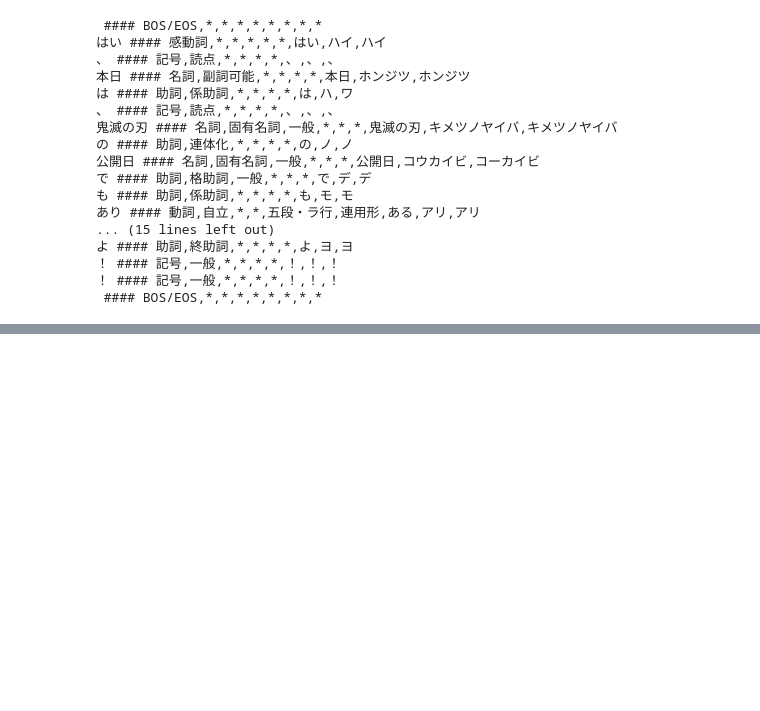
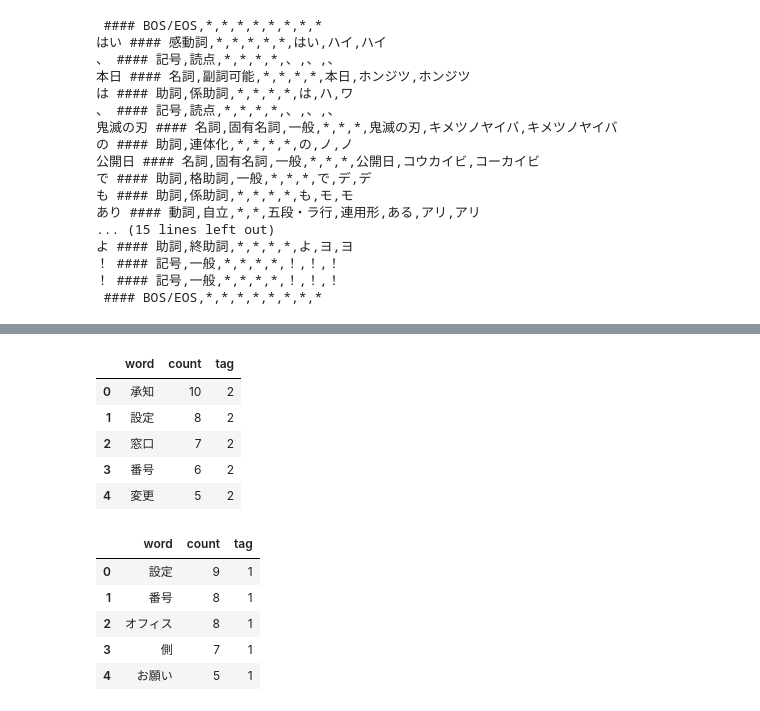
Before and after one commit to Apoaporon/training_python, a Jupyter notebook: Transcription/Textmining.ipynb, the cells around one changed output, grey strips where cells are left out. Cells and saved outputs as stored; diff of their text form; code cells hidden in the pictures; blank space fills up the shorter version.

```diff
--- a/Transcription/Textmining.ipynb
+++ b/Transcription/Textmining.ipynb
@@ -344,0 +367,25 @@ Creating an ndarray from ragged nested sequences (which is a list-or-tuple of li
+# %%
+# 積み上げグラフでみると特徴があるかも？
+test_data = []
+for mem in dff['tag'].unique():
+    df_mem = dff[dff['tag'] == mem]
+    part_word = choose_part_of_speech(df_mem, '名詞')
+    part_word = join_list_str(part_word)
+    part_word = drop_stop_words(part_word, create_stop_words())
+    count_df = count_word(part_word)
+    count_df['tag'] = mem
+    display(count_df.head())
+    test_data.append(count_df)
+# %% [output]
+|  | word | count | tag |
+| 0 | 承知 | 10 | 2 |
+| 1 | 設定 | 8 | 2 |
+| 2 | 窓口 | 7 | 2 |
+| 3 | 番号 | 6 | 2 |
+| 4 | 変更 | 5 | 2 |
+|  | word | count | tag |
+| 0 | 設定 | 9 | 1 |
+| 1 | 番号 | 8 | 1 |
+| 2 | オフィス | 8 | 1 |
+| 3 | 側 | 7 | 1 |
+| 4 | お願い | 5 | 1 |
```
Also changed, not shown: parts of 8 cells of this notebook.
